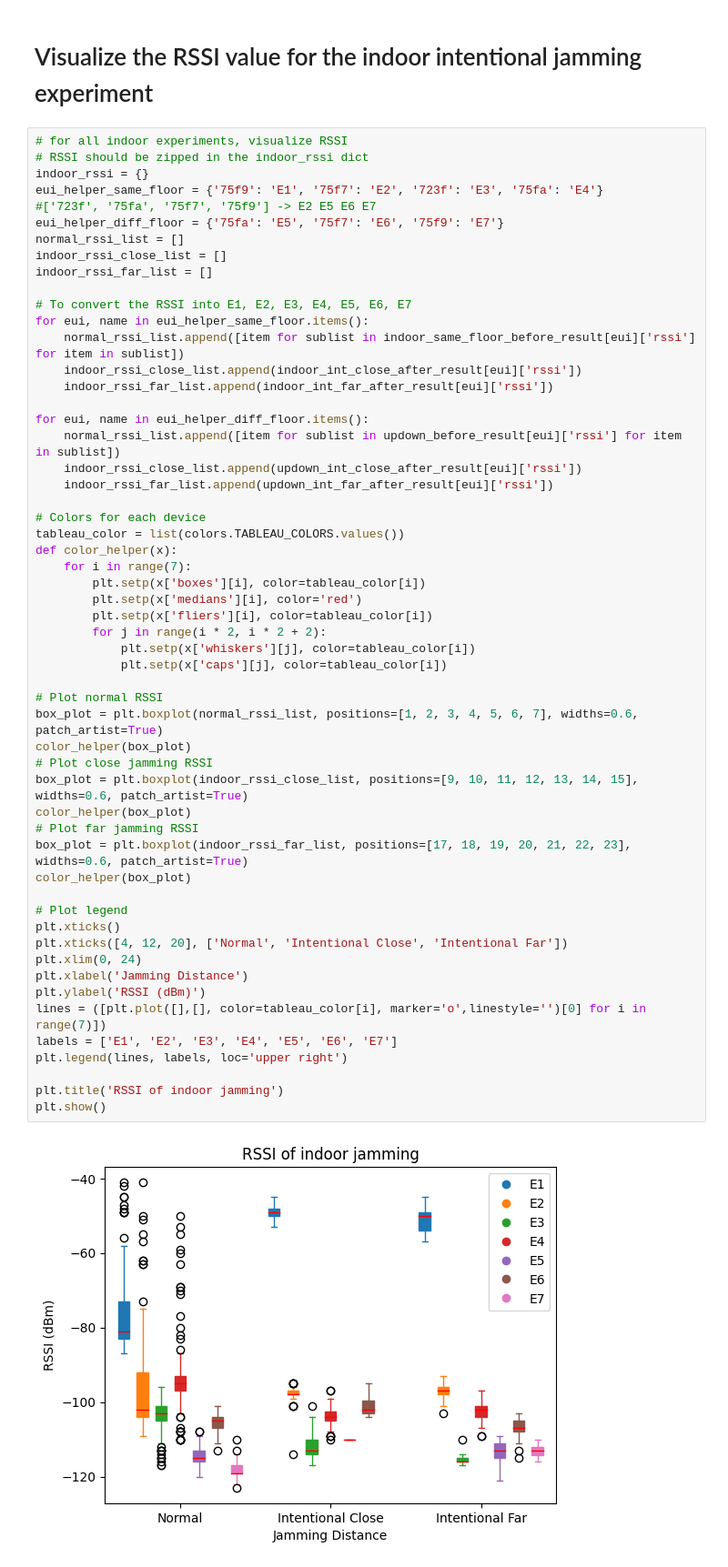
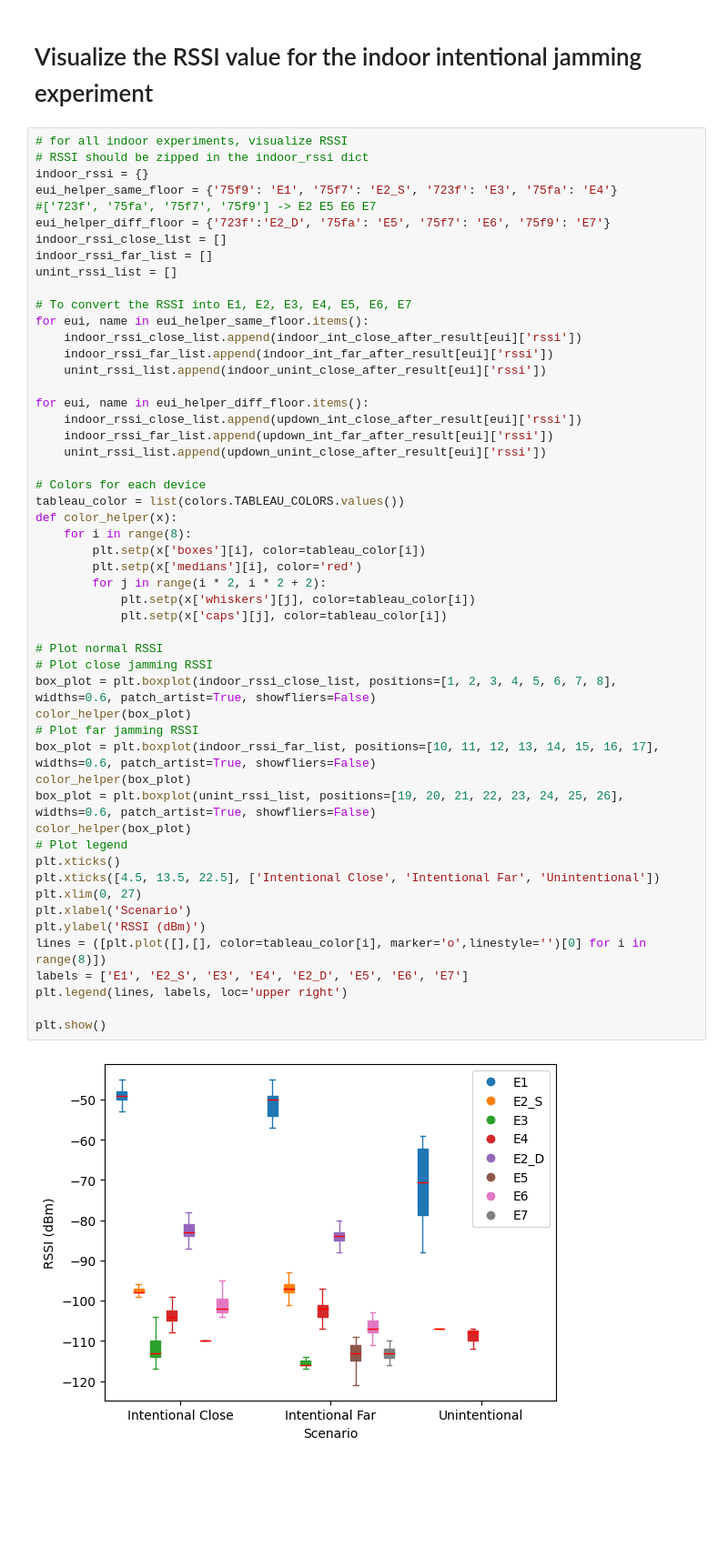
Before and after one commit to Purdue-K-SW-Capstone/SharpShooter-Front, a Jupyter notebook: 454P/code/jammingAnalysis/jamming_analysis.ipynb, the cells around one changed output. Shown at 91% size. Drawn from its saved outputs; the diff is of its cells as text; blank space fills up the shorter version.

```diff
--- a/454P/code/jammingAnalysis/jamming_analysis.ipynb
+++ b/454P/code/jammingAnalysis/jamming_analysis.ipynb
@@ -552,56 +552,53 @@ after_plot_rssi(outdoor_unint_100m_after_result, outdoor_device_eui_list)
 # for all indoor experiments, visualize RSSI
 # RSSI should be zipped in the indoor_rssi dict
 indoor_rssi = {}
-eui_helper_same_floor = {'75f9': 'E1', '75f7': 'E2', '723f': 'E3', '75fa': 'E4'}
+eui_helper_same_floor = {'75f9': 'E1', '75f7': 'E2_S', '723f': 'E3', '75fa': 'E4'}
 #['723f', '75fa', '75f7', '75f9'] -> E2 E5 E6 E7
-eui_helper_diff_floor = {'75fa': 'E5', '75f7': 'E6', '75f9': 'E7'}
-normal_rssi_list = []
+eui_helper_diff_floor = {'723f':'E2_D', '75fa': 'E5', '75f7': 'E6', '75f9': 'E7'}
 indoor_rssi_close_list = []
 indoor_rssi_far_list = []
+unint_rssi_list = []
 
 # To convert the RSSI into E1, E2, E3, E4, E5, E6, E7
 for eui, name in eui_helper_same_floor.items():
-    normal_rssi_list.append([item for sublist in indoor_same_floor_before_result[eui]['rssi'] for item in sublist])
     indoor_rssi_close_list.append(indoor_int_close_after_result[eui]['rssi'])
     indoor_rssi_far_list.append(indoor_int_far_after_result[eui]['rssi'])
+    unint_rssi_list.append(indoor_unint_close_after_result[eui]['rssi'])
 
 for eui, name in eui_helper_diff_floor.items():
-    normal_rssi_list.append([item for sublist in updown_before_result[eui]['rssi'] for item in sublist])
     indoor_rssi_close_list.append(updown_int_close_after_result[eui]['rssi'])
     indoor_rssi_far_list.append(updown_int_far_after_result[eui]['rssi'])
+    unint_rssi_list.append(updown_unint_close_after_result[eui]['rssi'])
 
 # Colors for each device
 tableau_color = list(colors.TABLEAU_COLORS.values())
 def color_helper(x):
-    for i in range(7):
+    for i in range(8):
         plt.setp(x['boxes'][i], color=tableau_color[i])
         plt.setp(x['medians'][i], color='red')
-        plt.setp(x['fliers'][i], color=tableau_color[i])
         for j in range(i * 2, i * 2 + 2):
             plt.setp(x['whiskers'][j], color=tableau_color[i])
             plt.setp(x['caps'][j], color=tableau_color[i])
 
 # Plot normal RSSI
-box_plot = plt.boxplot(normal_rssi_list, positions=[1, 2, 3, 4, 5, 6, 7], widths=0.6, patch_artist=True)
-color_helper(box_plot)
 # Plot close jamming RSSI
-box_plot = plt.boxplot(indoor_rssi_close_list, positions=[9, 10, 11, 12, 13, 14, 15], widths=0.6, patch_artist=True)
+box_plot = plt.boxplot(indoor_rssi_close_list, positions=[1, 2, 3, 4, 5, 6, 7, 8], widths=0.6, patch_artist=True, showfliers=False)
 color_helper(box_plot)
 # Plot far jamming RSSI
-box_plot = plt.boxplot(indoor_rssi_far_list, positions=[17, 18, 19, 20, 21, 22, 23], widths=0.6, patch_artist=True)
+box_plot = plt.boxplot(indoor_rssi_far_list, positions=[10, 11, 12, 13, 14, 15, 16, 17], widths=0.6, patch_artist=True, showfliers=False)
 color_helper(box_plot)
-
+box_plot = plt.boxplot(unint_rssi_list, positions=[19, 20, 21, 22, 23, 24, 25, 26], widths=0.6, patch_artist=True, showfliers=False)
+color_helper(box_plot)
 # Plot legend
 plt.xticks()
-plt.xticks([4, 12, 20], ['Normal', 'Intentional Close', 'Intentional Far'])
-plt.xlim(0, 24)
-plt.xlabel('Jamming Distance')
+plt.xticks([4.5, 13.5, 22.5], ['Intentional Close', 'Intentional Far', 'Unintentional'])
+plt.xlim(0, 27)
+plt.xlabel('Scenario')
 plt.ylabel('RSSI (dBm)')
-lines = ([plt.plot([],[], color=tableau_color[i], marker='o',linestyle='')[0] for i in range(7)])
-labels = ['E1', 'E2', 'E3', 'E4', 'E5', 'E6', 'E7']
+lines = ([plt.plot([],[], color=tableau_color[i], marker='o',linestyle='')[0] for i in range(8)])
+labels = ['E1', 'E2_S', 'E3', 'E4', 'E2_D', 'E5', 'E6', 'E7']
 plt.legend(lines, labels, loc='upper right')
 
-plt.title('RSSI of indoor jamming')
 plt.show()
 # %% [output]
-[figure, old version]
+[figure, new version]
```
